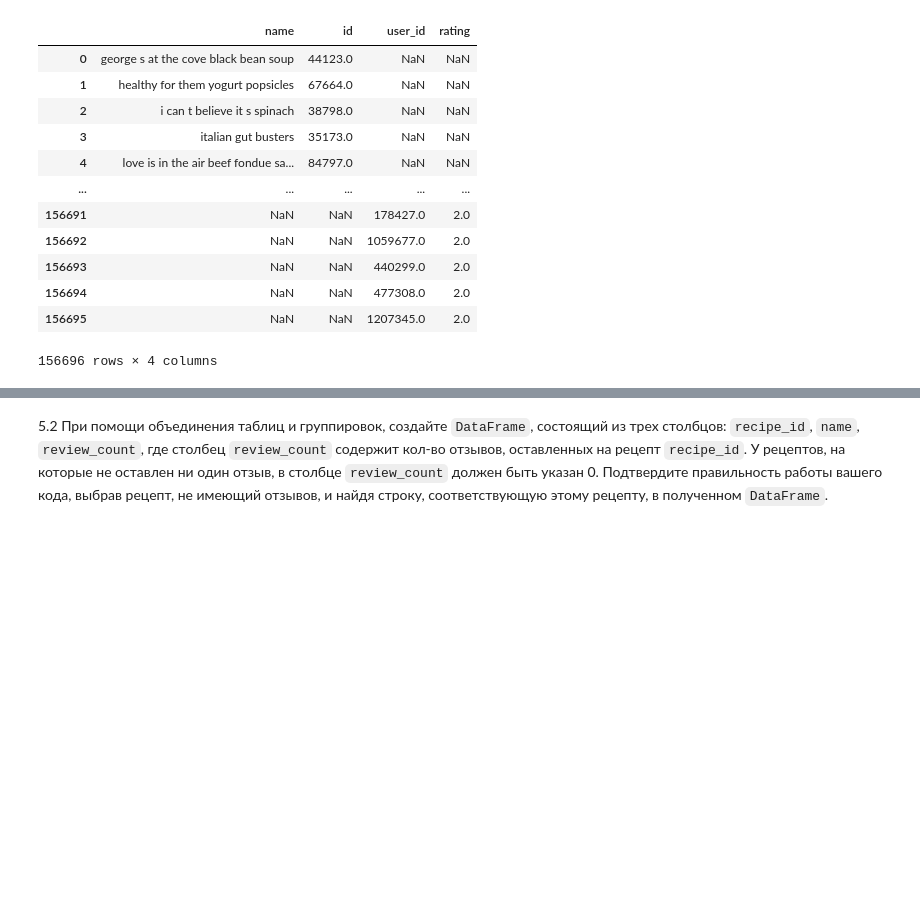
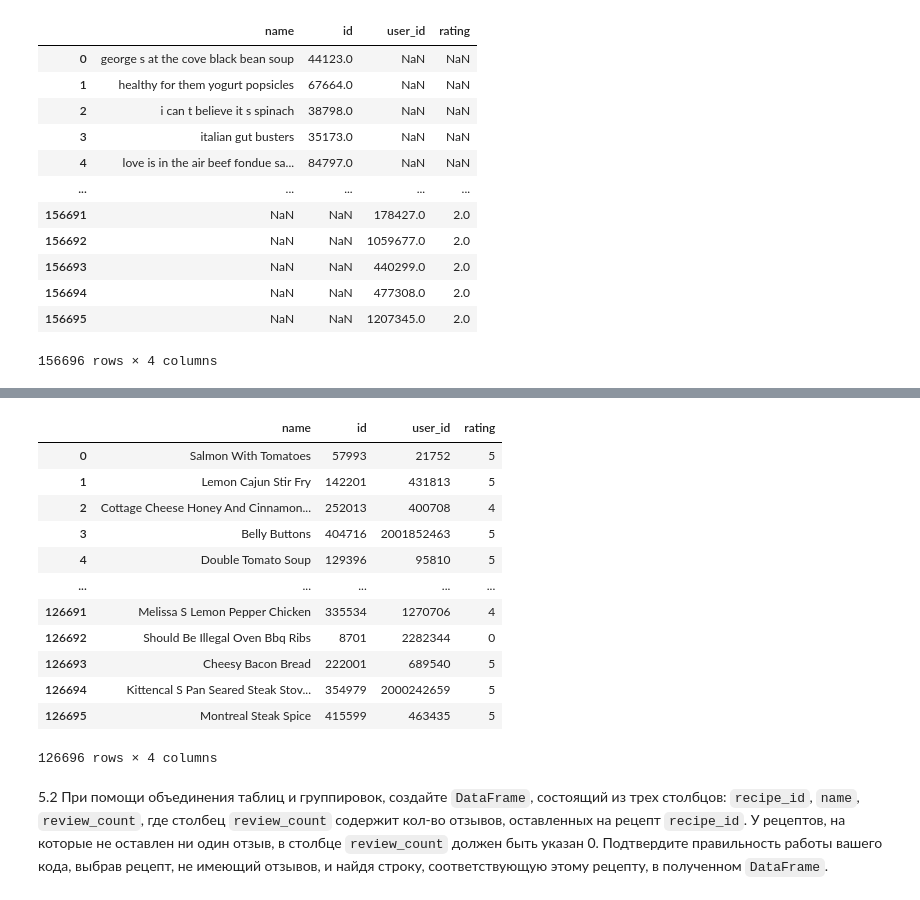
Before and after one commit to ms236566/-, a Jupyter notebook: Лабраб_02_pandas_МосквичеваОВ_ДПИ23_1.ipynb, the cells around one changed output, grey strips where cells are left out. Cells and saved outputs as stored; diff of their text form; code cells hidden in the pictures; blank space fills up the shorter version.

```diff
--- a/Лабраб_02_pandas_МосквичеваОВ_ДПИ23_1.ipynb
+++ b/Лабраб_02_pandas_МосквичеваОВ_ДПИ23_1.ipynb
@@ -462,3 +458,24 @@ SyntaxError: invalid syntax (<ipython-input-152-ba166826b093>, line 1)
+# %%
+dfD1 = recipes1[['name', 'id']]
+dfD2 = reviews1[['user_id','rating','recipe_id']]
+dfD3 = pd.merge(dfD1, dfD2, how='right', left_on='id', right_on='recipe_id')
+dfD3 = dfD3.dropna(0)
+dfD3.drop('recipe_id', axis=1, inplace=True)
+dfD3
+# %% [output]
+|  | name | id | user_id | rating |
+| 0 | Salmon With Tomatoes | 57993 | 21752 | 5 |
+| 1 | Lemon Cajun Stir Fry | 142201 | 431813 | 5 |
+| 2 | Cottage Cheese Honey And Cinnamon... | 252013 | 400708 | 4 |
+| 3 | Belly Buttons | 404716 | 2001852463 | 5 |
+| 4 | Double Tomato Soup | 129396 | 95810 | 5 |
+| ... | ... | ... | ... | ... |
+| 126691 | Melissa S Lemon Pepper Chicken | 335534 | 1270706 | 4 |
+| 126692 | Should Be Illegal Oven Bbq Ribs | 8701 | 2282344 | 0 |
+| 126693 | Cheesy Bacon Bread | 222001 | 689540 | 5 |
+| 126694 | Kittencal S Pan Seared Steak Stov... | 354979 | 2000242659 | 5 |
+| 126695 | Montreal Steak Spice | 415599 | 463435 | 5 |
+126696 rows × 4 columns
 # %% [markdown]
 5.2 При помощи объединения таблиц и группировок, создайте `DataFrame`, состоящий из трех столбцов: `recipe_id`, `name`, `review_count`, где столбец `review_count` содержит кол-во отзывов, оставленных на рецепт `recipe_id`. У рецептов, на которые не оставлен ни один отзыв, в столбце `review_count` должен быть указан 0. Подтвердите правильность работы вашего кода, выбрав рецепт, не имеющий отзывов, и найдя строку, соответствующую этому рецепту, в полученном `DataFrame`.
 # %% [markdown]
```
Also changed, not shown: parts of 4 cells of this notebook.
